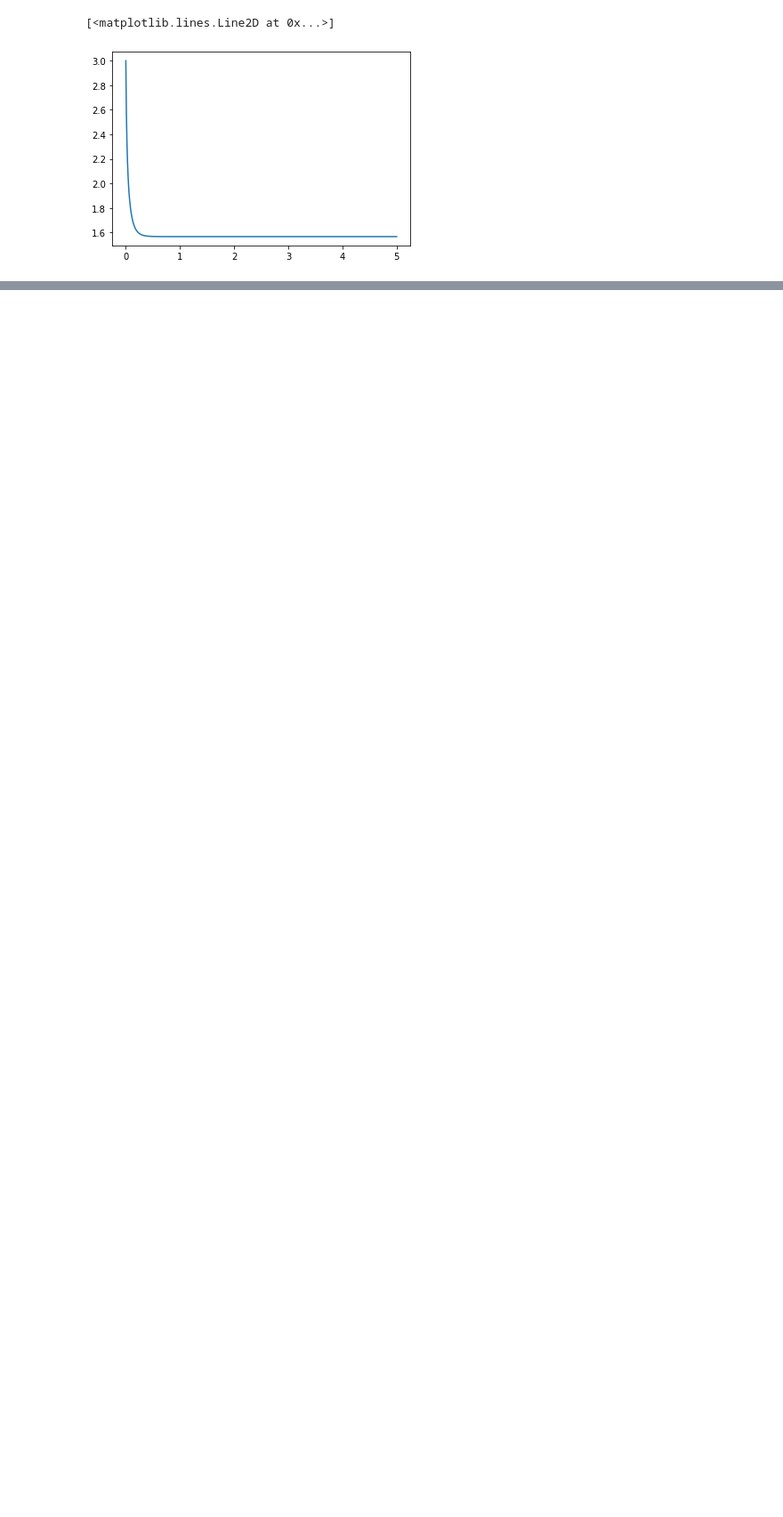
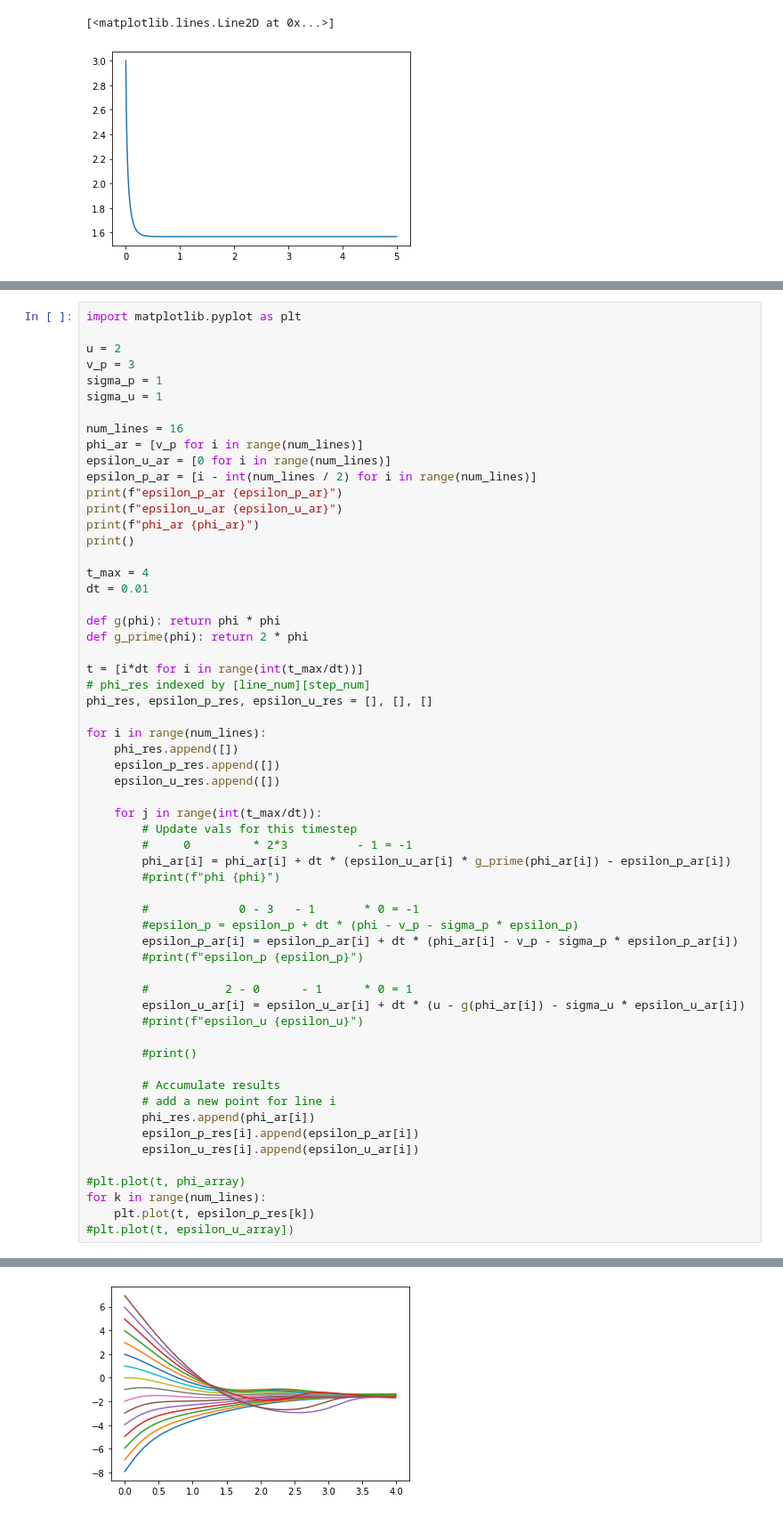
Before and after one commit to andyk/reading, a Jupyter notebook: code_andy/Free energy tutorial 2020-04-15.ipynb, the cells around one changed output, grey strips where cells are left out. Shown: that part at 89% size. Drawn from its saved outputs; the diff is of its cells as text; blank space fills up the shorter version.

Commit message:
plot range of init values of epsilon_p

```diff
--- a/code_andy/Free energy tutorial 2020-04-15.ipynb
+++ b/code_andy/Free energy tutorial 2020-04-15.ipynb
@@ -195,0 +200,60 @@ phi 3
+# %%
+import matplotlib.pyplot as plt
+
+u = 2
+v_p = 3
+sigma_p = 1
+sigma_u = 1
+
+num_lines = 16
+phi_ar = [v_p for i in range(num_lines)]
+epsilon_u_ar = [0 for i in range(num_lines)]
+epsilon_p_ar = [i - int(num_lines / 2) for i in range(num_lines)]
+print(f"epsilon_p_ar {epsilon_p_ar}")
+print(f"epsilon_u_ar {epsilon_u_ar}")
+print(f"phi_ar {phi_ar}")
+print()
+
+t_max = 4
+dt = 0.01
+
+def g(phi): return phi * phi
+def g_prime(phi): return 2 * phi
+
+t = [i*dt for i in range(int(t_max/dt))]
+# phi_res indexed by [line_num][step_num]
+phi_res, epsilon_p_res, epsilon_u_res = [], [], []
+
+for i in range(num_lines):
+    phi_res.append([])
+    epsilon_p_res.append([])
+    epsilon_u_res.append([])
+
+    for j in range(int(t_max/dt)):
+        # Update vals for this timestep
+        #     0         * 2*3          - 1 = -1
+        phi_ar[i] = phi_ar[i] + dt * (epsilon_u_ar[i] * g_prime(phi_ar[i]) - epsilon_p_ar[i])
+        #print(f"phi {phi}")
+
+        #             0 - 3   - 1       * 0 = -1
+        #epsilon_p = epsilon_p + dt * (phi - v_p - sigma_p * epsilon_p)
+        epsilon_p_ar[i] = epsilon_p_ar[i] + dt * (phi_ar[i] - v_p - sigma_p * epsilon_p_ar[i])
+        #print(f"epsilon_p {epsilon_p}")
+
+        #           2 - 0      - 1      * 0 = 1
+        epsilon_u_ar[i] = epsilon_u_ar[i] + dt * (u - g(phi_ar[i]) - sigma_u * epsilon_u_ar[i])
+        #print(f"epsilon_u {epsilon_u}")
+
+        #print()
+
+        # Accumulate results
+        # add a new point for line i
+        phi_res.append(phi_ar[i])
+        epsilon_p_res[i].append(epsilon_p_ar[i])
+        epsilon_u_res[i].append(epsilon_u_ar[i])
+
+#plt.plot(t, phi_array)
+for k in range(num_lines):
+    plt.plot(t, epsilon_p_res[k])
+#plt.plot(t, epsilon_u_array])
+# %% [output]
@@ -195,0 +263 @@ phi 3
+[figure, added]
```
Also changed, not shown: parts of 5 cells of this notebook.
